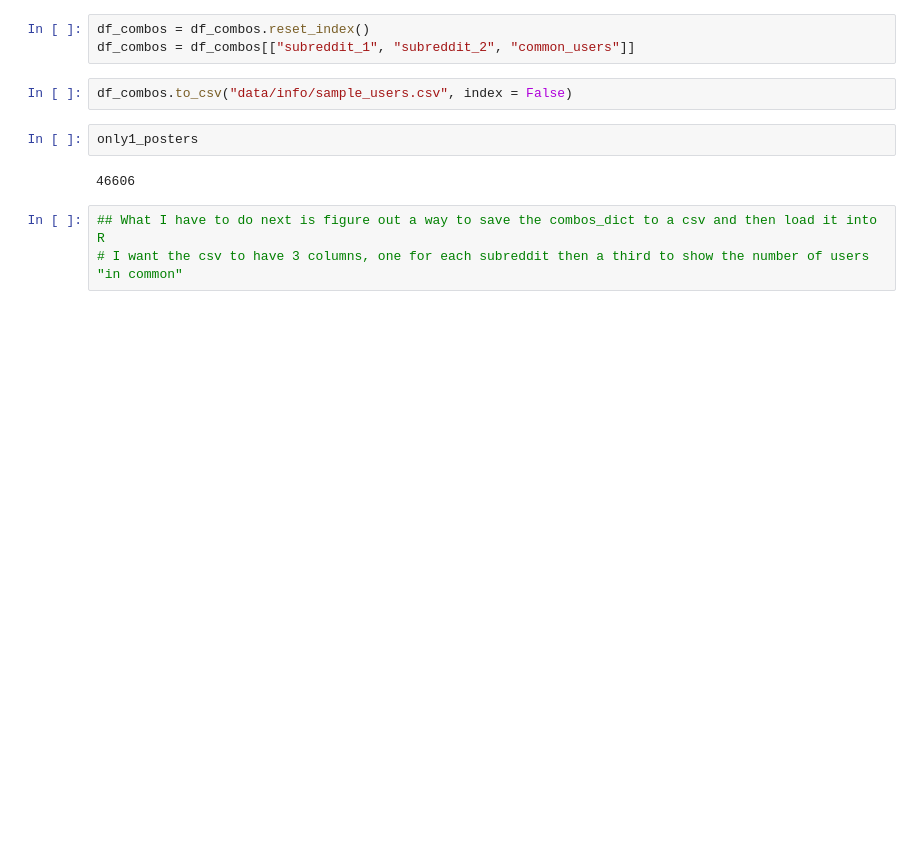
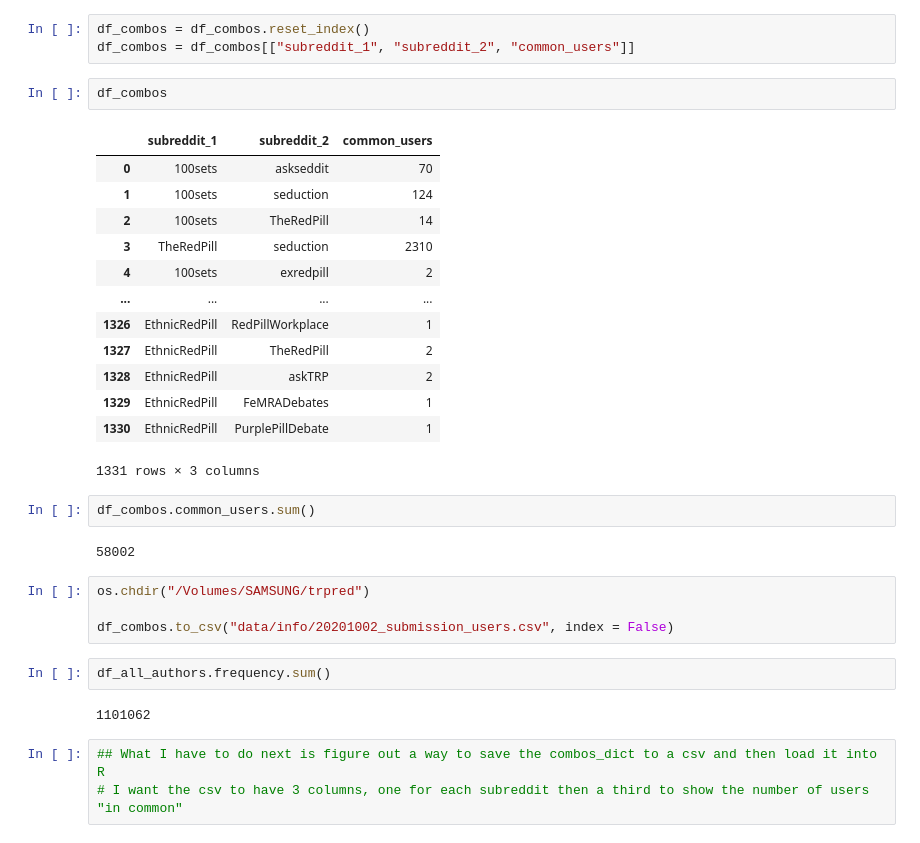
Before and after one commit to mh0409/trpred, a Jupyter notebook: sandbox_processing2.ipynb, the cells around one changed output. Saved outputs shown, nothing was run; the diff lists cells and outputs as text; blank space fills up the shorter version.

```diff
--- a/sandbox_processing2.ipynb
+++ b/sandbox_processing2.ipynb
@@ -1110,12 +1224,34 @@ df_combos
 # %%
 df_combos = df_combos.reset_index()
 df_combos = df_combos[["subreddit_1", "subreddit_2", "common_users"]]
+# %%
+df_combos
+# %% [output]
+|  | subreddit_1 | subreddit_2 | common_users |
+| 0 | 100sets | askseddit | 70 |
+| 1 | 100sets | seduction | 124 |
+| 2 | 100sets | TheRedPill | 14 |
+| 3 | TheRedPill | seduction | 2310 |
+| 4 | 100sets | exredpill | 2 |
+| ... | ... | ... | ... |
+| 1326 | EthnicRedPill | RedPillWorkplace | 1 |
+| 1327 | EthnicRedPill | TheRedPill | 2 |
+| 1328 | EthnicRedPill | askTRP | 2 |
+| 1329 | EthnicRedPill | FeMRADebates | 1 |
+| 1330 | EthnicRedPill | PurplePillDebate | 1 |
+1331 rows × 3 columns
+# %%
+df_combos.common_users.sum()
+# %% [output]
+58002
 # %%
-df_combos.to_csv("data/info/sample_users.csv", index = False)
+os.chdir("/Volumes/SAMSUNG/trpred")
+
+df_combos.to_csv("data/info/20201002_submission_users.csv", index = False)
-# %%
-only1_posters
-# %% [output]
-46606
+# %%
+df_all_authors.frequency.sum()
+# %% [output]
+1101062
 # %%
 ## What I have to do next is figure out a way to save the combos_dict to a csv and then load it into R
 # I want the csv to have 3 columns, one for each subreddit then a third to show the number of users "in common"
```
Also changed, not shown: parts of 34 cells of this notebook, 5 other files.
